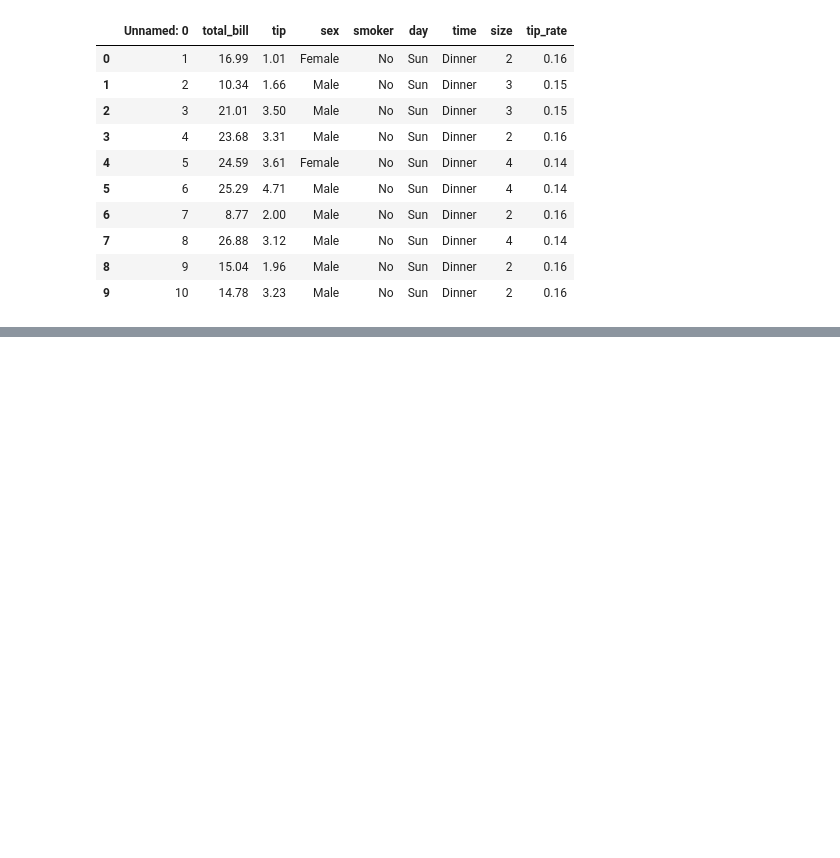
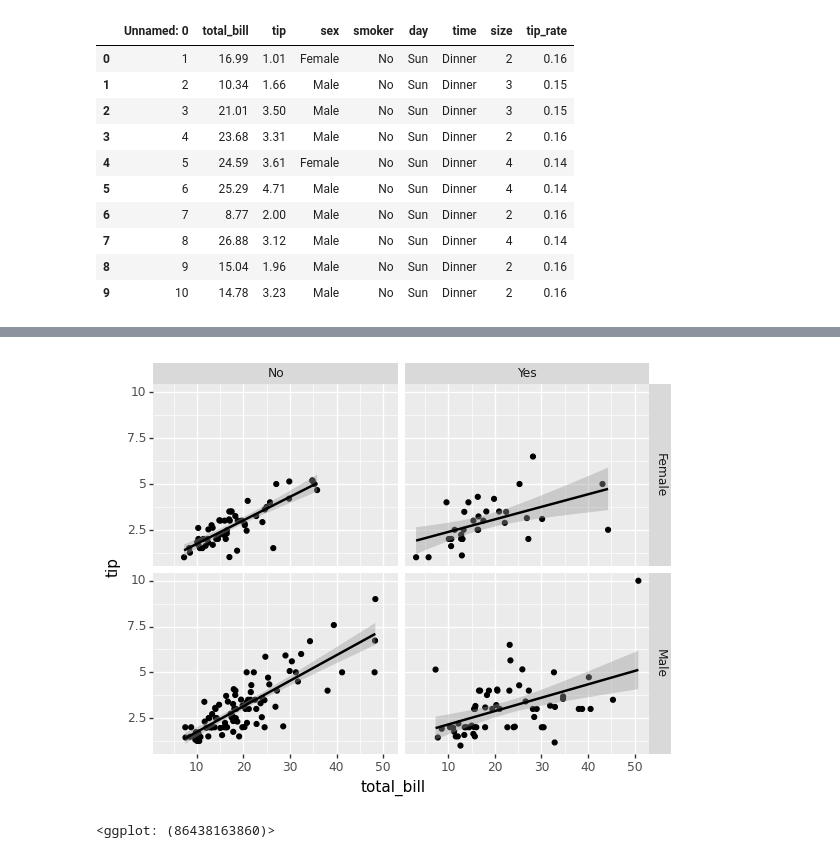
Before and after one commit to majockster/comp333-assignment1, a Jupyter notebook: comp333-assignment1.ipynb, the cells around one changed output, grey strips where cells are left out. Drawn from its saved outputs; the diff is of its cells as text; code cells hidden in the pictures; blank space fills up the shorter version.

```diff
--- a/comp333-assignment1.ipynb
+++ b/comp333-assignment1.ipynb
@@ -55,2 +58,13 @@ Text(0, 0.5, 'Count')
+# %%
+(p9.ggplot(data=data_frame,
+           mapping=p9.aes(x='total_bill',
+                          y='tip'))
+    + p9.geom_point()
+    + p9.geom_smooth(method='lm')
+    + p9.facet_grid("sex ~ smoker")
+)
+# %% [output]
+[figure, added]
+<ggplot: (86438163860)>
 # %%
 #Scatter plot total bill vs tips
```
Also changed, not shown: parts of 8 cells of this notebook.
